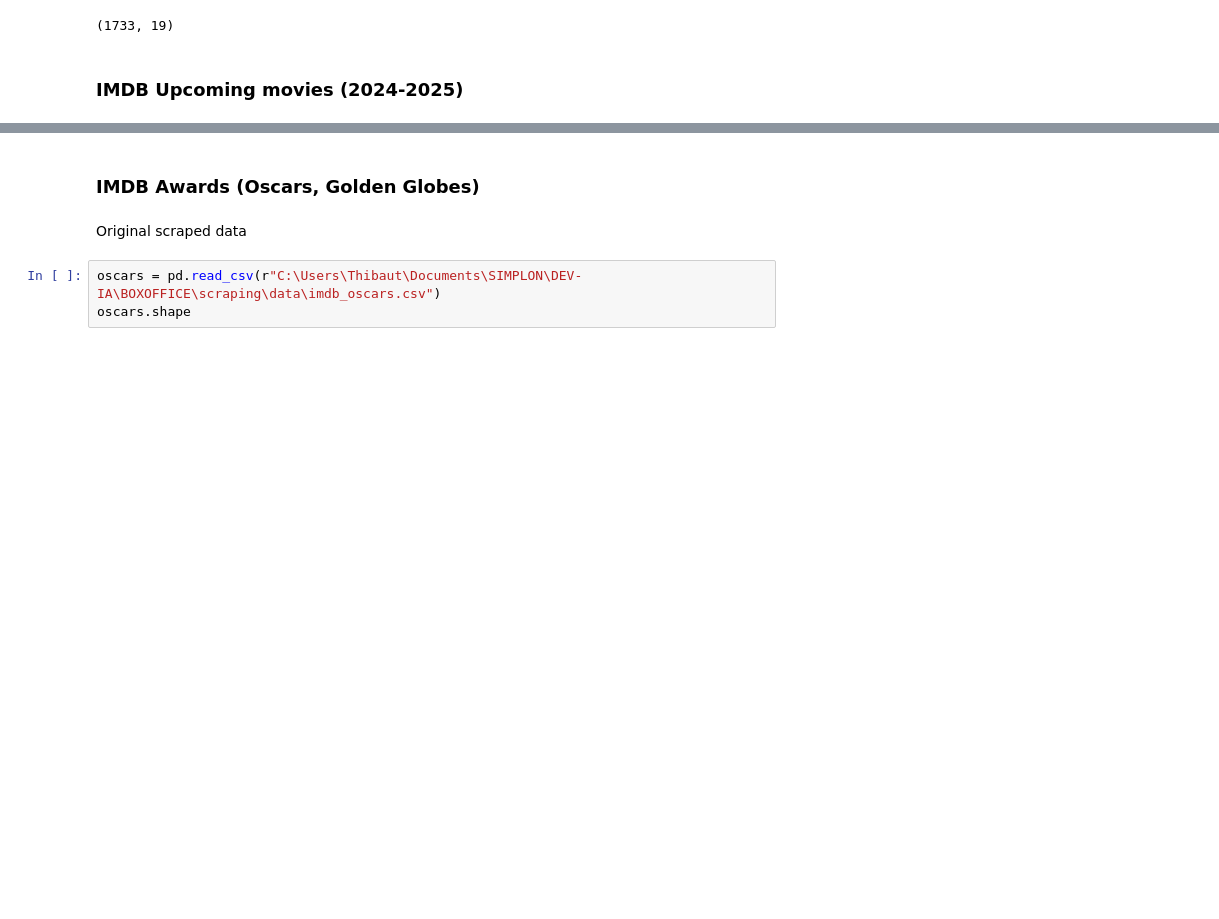
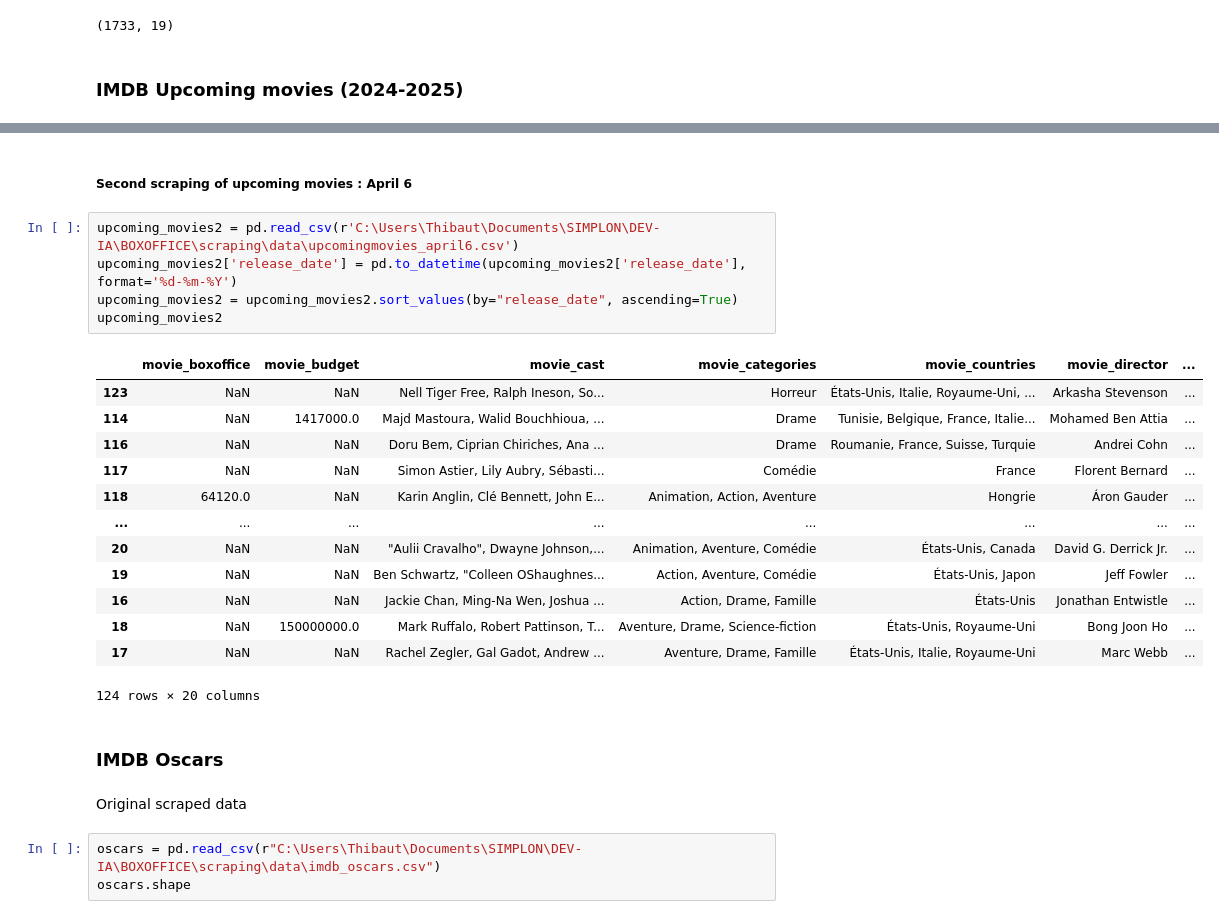
Before and after one commit to t7bo/BOX, a Jupyter notebook: eda/EDA.ipynb, the cells around one changed output, grey strips where cells are left out. Saved outputs shown, nothing was run; the diff lists cells and outputs as text; blank space fills up the shorter version.

Commit message:
upcoming movies (2nd) scraping

```diff
--- a/eda/EDA.ipynb
+++ b/eda/EDA.ipynb
@@ -63,8 +67,29 @@ upcoming_movies
 | 19 | NaN | 150000000.0 | Mark Ruffalo, Robert Pattinson, T... | Aventure, Drame, Science-fiction | États-Unis, Royaume-Uni | Bong Joon Ho | ... |
 | 12 | NaN | NaN | Rachel Zegler, Gal Gadot, Andrew ... | Aventure, Drame, Famille | États-Unis, Italie, Royaume-Uni | Marc Webb | ... |
 124 rows × 19 columns
+# %% [markdown]
+##### Second scraping of upcoming movies : April 6
+# %%
+upcoming_movies2 = pd.read_csv(r'C:\Users\Thibaut\Documents\SIMPLON\DEV-IA\BOXOFFICE\scraping\data\upcomingmovies_april6.csv')
+upcoming_movies2['release_date'] = pd.to_datetime(upcoming_movies2['release_date'], format='%d-%m-%Y')
+upcoming_movies2 = upcoming_movies2.sort_values(by="release_date", ascending=True)
+upcoming_movies2
+# %% [output]
+|  | movie_boxoffice | movie_budget | movie_cast | movie_categories | movie_countries | movie_director | ... |
+| 123 | NaN | NaN | Nell Tiger Free, Ralph Ineson, So... | Horreur | États-Unis, Italie, Royaume-Uni, ... | Arkasha Stevenson | ... |
+| 114 | NaN | 1417000.0 | Majd Mastoura, Walid Bouchhioua, ... | Drame | Tunisie, Belgique, France, Italie... | Mohamed Ben Attia | ... |
+| 116 | NaN | NaN | Doru Bem, Ciprian Chiriches, Ana ... | Drame | Roumanie, France, Suisse, Turquie | Andrei Cohn | ... |
+| 117 | NaN | NaN | Simon Astier, Lily Aubry, Sébasti... | Comédie | France | Florent Bernard | ... |
+| 118 | 64120.0 | NaN | Karin Anglin, Clé Bennett, John E... | Animation, Action, Aventure | Hongrie | Áron Gauder | ... |
+| ... | ... | ... | ... | ... | ... | ... | ... |
+| 20 | NaN | NaN | "Aulii Cravalho", Dwayne Johnson,... | Animation, Aventure, Comédie | États-Unis, Canada | David G. Derrick Jr. | ... |
+| 19 | NaN | NaN | Ben Schwartz, "Colleen OShaughnes... | Action, Aventure, Comédie | États-Unis, Japon | Jeff Fowler | ... |
+| 16 | NaN | NaN | Jackie Chan, Ming-Na Wen, Joshua ... | Action, Drame, Famille | États-Unis | Jonathan Entwistle | ... |
+| 18 | NaN | 150000000.0 | Mark Ruffalo, Robert Pattinson, T... | Aventure, Drame, Science-fiction | États-Unis, Royaume-Uni | Bong Joon Ho | ... |
+| 17 | NaN | NaN | Rachel Zegler, Gal Gadot, Andrew ... | Aventure, Drame, Famille | États-Unis, Italie, Royaume-Uni | Marc Webb | ... |
+124 rows × 20 columns
 # %% [markdown]
-### IMDB Awards (Oscars, Golden Globes)
+### IMDB Oscars
 # %% [markdown]
 Original scraped data
 # %%
```
Also changed, not shown: parts of 9 cells of this notebook, 4 other files.
